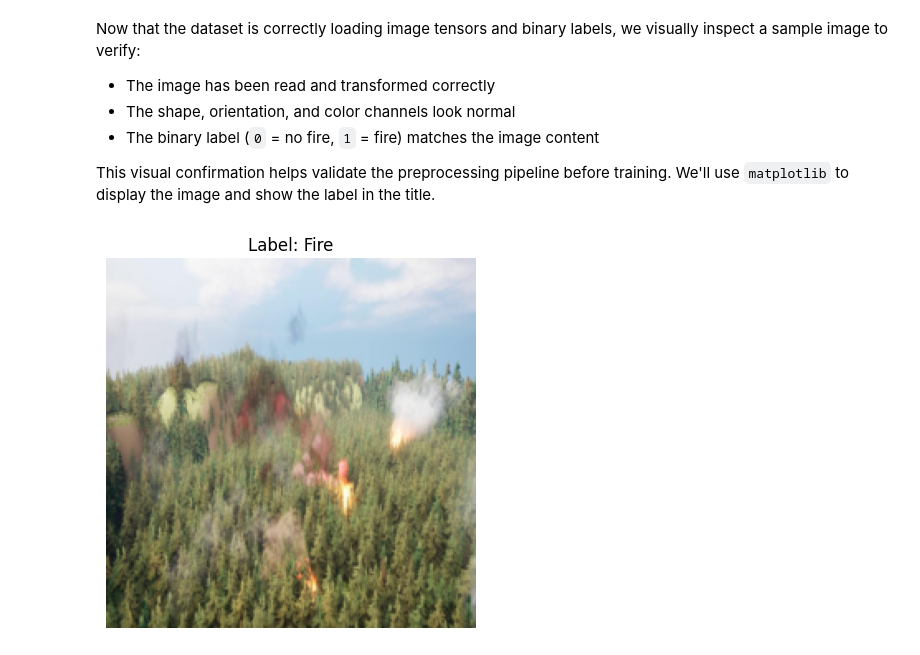
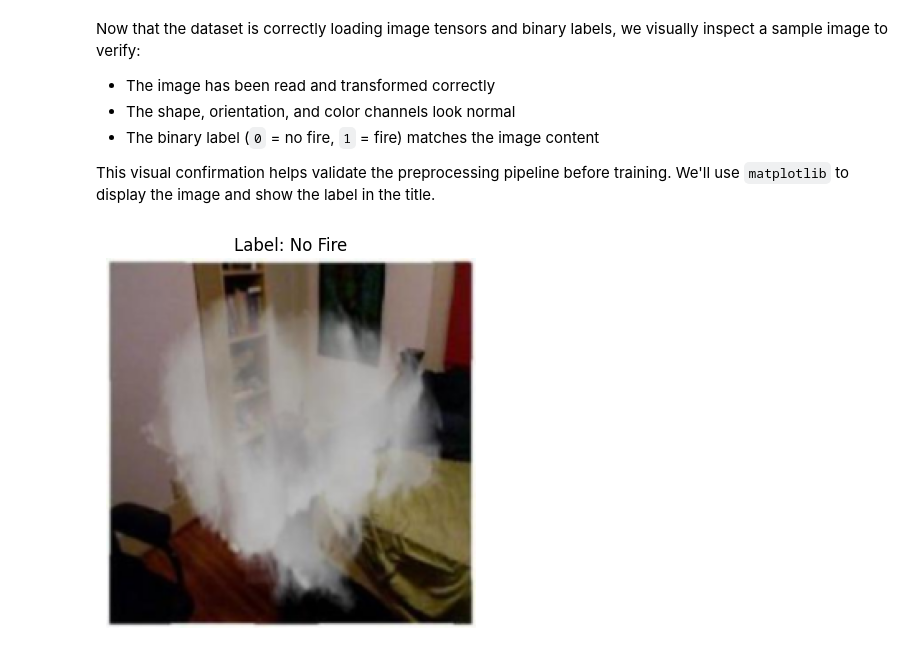
Before and after one commit to Misharasapu/fire-detection-dissertation, a Jupyter notebook: notebooks/02_data_preprocessing.ipynb, the cells around one changed output. Saved outputs shown, nothing was run; the diff lists cells and outputs as text; code cells hidden in the pictures.

Commit message:
Refactor preprocessing notebook to support D-Fire, PLOS ONE, and Yunnan datasets using unified dataset class

```diff
--- a/notebooks/02_data_preprocessing.ipynb
+++ b/notebooks/02_data_preprocessing.ipynb
@@ -84,18 +99,24 @@ Requirements:
 # %%
-# 🔧 Choose dataset mode: 'real' or 'synthetic'
-dataset_mode = "synthetic"  # change to "real" if preprocessing D-Fire
+# 🔧 Choose dataset_mode: 'real', 'synthetic', or 'plos'
+dataset_mode = "plos"  # change to 'real' or 'plos' as needed
 
 # 📁 Define image and label directories based on selected dataset
 if dataset_mode == "real":
     image_dir = "/content/drive/MyDrive/fire-detection-dissertation/data/raw/real/D-Fire/train/images"
     label_dir = "/content/drive/MyDrive/fire-detection-dissertation/data/raw/real/D-Fire/train/labels"
+
 elif dataset_mode == "synthetic":
     image_dir = "/content/drive/MyDrive/fire-detection-dissertation/data/raw/synthetic/yunnan/synthetic_all/images"
     label_dir = "/content/drive/MyDrive/fire-detection-dissertation/data/raw/synthetic/yunnan/synthetic_all/labels"
+
+elif dataset_mode == "plos":
+    image_dir = "/content/drive/MyDrive/fire-detection-dissertation/data/raw/real/PLOS_ONE/train/images"
+    label_dir = "/content/drive/MyDrive/fire-detection-dissertation/data/raw/real/PLOS_ONE/train/labels"
+
 else:
-    raise ValueError("❌ Invalid dataset_mode. Choose either 'real' or 'synthetic'.")
+    raise ValueError("❌ Invalid dataset_mode. Choose either 'real', 'synthetic', or 'plos'.")
 
 print(f"✅ Mode: {dataset_mode}")
-print(f"📂 Image directory: {image_dir}")
-print(f"📂 Label directory: {label_dir}")
+print(f"📁 Image directory: {image_dir}")
+print(f"📄 Label directory: {label_dir}")
 # %% [output]
@@ -154,17 +187,18 @@ We'll inspect a sample to verify:
 # %%
-# Create dataset object using the selected dataset class
-dataset = DatasetClass(
+# ✅ Create dataset object using the unified FireClassificationDataset class
+dataset = FireClassificationDataset(
     image_dir=image_dir,
     label_dir=label_dir,
-    transform=transform
+    transform=transform,
+    dataset_type=dataset_mode  # Pass "real", "synthetic", or "plos"
 )
 
-# Load a sample image-label pair
-sample_index = 3500  # Change this to inspect other samples
+# 🔍 Load a sample image-label pair
+sample_index = 1000  # You can change this to inspect other samples
 image, label = dataset[sample_index]
 
-# Check shape and label
-print("Image shape:", image.shape)  # Should be [3, 224, 224]
-print("Label:", label.item())       # Should be 0 or 1
+# ✅ Check image shape and label
+print("Image shape:", image.shape)  # Expected: [3, 224, 224]
+print("Label:", label.item())       # Expected: 0 (no fire) or 1 (fire)
 # %% [output]
 Image shape: torch.Size([3, 224, 224])
@@ -182,17 +216,17 @@ This visual confirmation helps validate the preprocessing pipeline before traini
 # %%
 import matplotlib.pyplot as plt
 
 # Select an index to preview
-index = 2800  # Adjust this depending on dataset size
+index = 2500  # Adjust this depending on dataset size
 image, label = dataset[index]
 
 # Convert image from tensor [C, H, W] to [H, W, C] for plotting
 image_np = image.permute(1, 2, 0)
 
 # Display the image and label
 plt.imshow(image_np)
 plt.title(f"Label: {'Fire' if label.item() == 1 else 'No Fire'}")
 plt.axis('off')
 plt.show()
 # %% [output]
-[figure, old version]
+[figure, new version]
```
Also changed, not shown: parts of 10 cells of this notebook.
